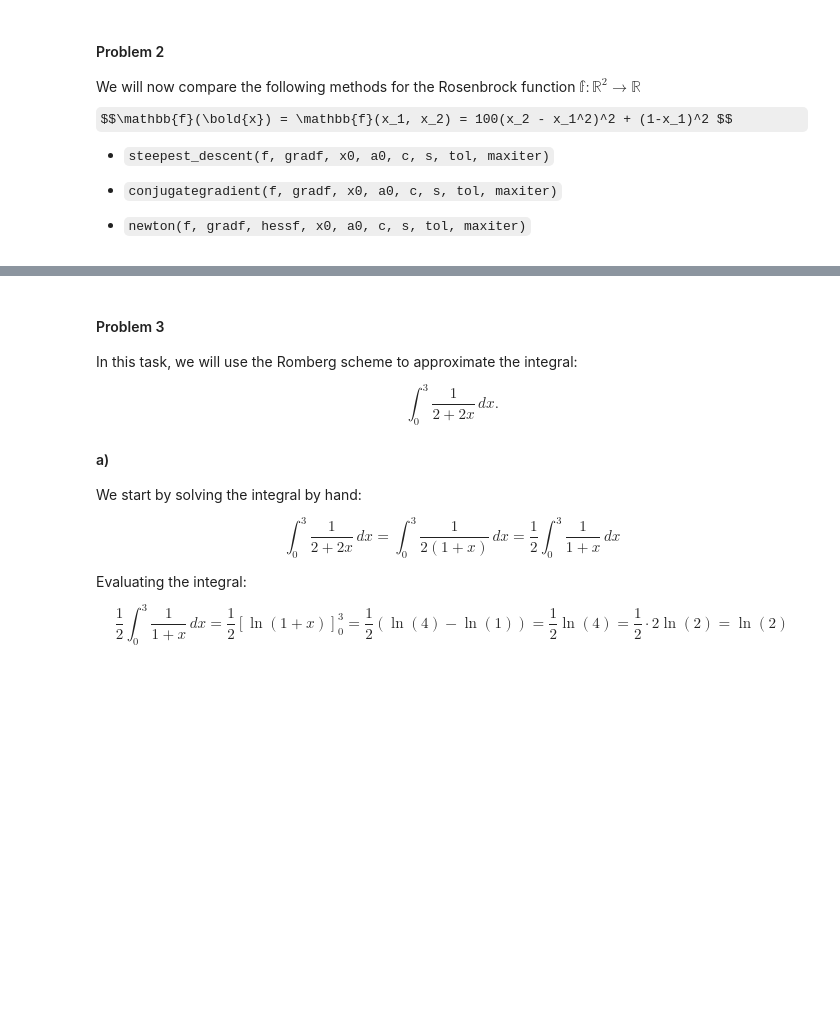
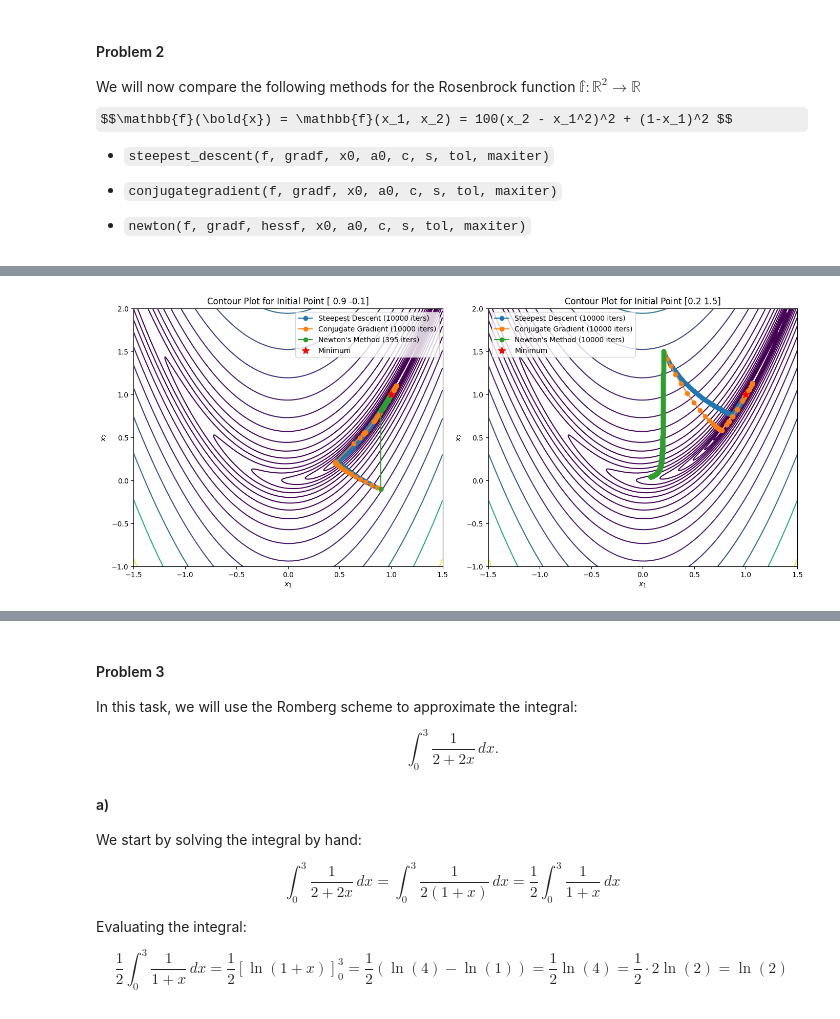
Before and after one commit to hannaroed/nummat-ovinger, a Jupyter notebook: Exercise-5.ipynb, the cells around one changed output, grey strips where cells are left out. Cells and saved outputs as stored; diff of their text form; code cells hidden in the pictures; some formulas as TeX source; blank space fills up the shorter version.

```diff
--- a/Exercise-5.ipynb
+++ b/Exercise-5.ipynb
@@ -129,20 +129,19 @@ $$\mathbb{f}(\bold{x}) = \mathbb{f}(x_1, x_2) = 100(x_2 - x_1^2)^2 + (1-x_1)^2 $
 import numpy as np
 import matplotlib.pyplot as plt
 # %%
+# Define the Rosenbrock function, its gradient, and its Hessian
 def rosenbrock(x):
-    x1, x2 = x
-    return 100 * (x2 - x1**2)**2 + (1-x1)**2
+    return 100 * (x[1] - x[0]**2)**2 + (1 - x[0])**2
 
 def rosenbrock_gradient(x):
-    x1, x2 = x
-    dfdx1 = -400 * x1 + (x2 - x1**2) - 2 * (1 - x1)
-    dfdx2 = 200 * (x2 - x1**2)
+    dfdx1 = -400 * x[0] * (x[1] - x[0]**2) - 2 * (1 - x[0])
+    dfdx2 = 200 * (x[1] - x[0]**2)
     return np.array([dfdx1, dfdx2])
 
 def rosenbrock_hessian(x):
-    x1, x2 = x
-    d2fdx1 = 1200 * x1**2 - 400 * x2 + 2
-    d2fdx2 = 200
-    d2fdx1x2 = -400 * x1
-    return np.array([[d2fdx1, d2fdx1x2], [d2fdx1x2, d2fdx2]])
+    d2fdx1x1 = 1200 * x[0]**2 - 400 * x[1] + 2
+    d2fdx1x2 = -400 * x[0]
+    d2fdx2x1 = -400 * x[0]
+    d2fdx2x2 = 200
+    return np.array([[d2fdx1x1, d2fdx1x2], [d2fdx2x1, d2fdx2x2]])
 # %%
@@ -261,0 +223,33 @@ plot_paths([steepest_path_2, conjugate_path_2, newton_path_2], x0_2,
+# %%
+# Experiment parameters
+initial_points = [np.array([0.9, -0.1]), np.array([0.2, 1.5])]
+
+# Run experiments and plot
+fig, axes = plt.subplots(1, 2, figsize=(14, 6))
+x_range = np.linspace(-1.5, 1.5, 400)
+y_range = np.linspace(-1, 2, 400)
+X, Y = np.meshgrid(x_range, y_range)
+Z = rosenbrock([X, Y])
+
+for j, x0 in enumerate(initial_points):
+    # Run each optimization method
+    sd_iterates, sd_iters = steepest_descent(rosenbrock, rosenbrock_gradient, x0)
+    cg_iterates, cg_iters = conjugate_gradient(rosenbrock, rosenbrock_gradient, x0)
+    newton_iterates, newton_iters = newton(rosenbrock, rosenbrock_gradient, rosenbrock_hessian, x0)
+
+    # Plot contours and iterates for each method
+    ax = axes[j]
+    ax.contour(X, Y, Z, levels=np.logspace(-1, 3, 20), cmap='viridis')
+    ax.plot(sd_iterates[:, 0], sd_iterates[:, 1], 'o-', label=f'Steepest Descent ({sd_iters} iters)')
+    ax.plot(cg_iterates[:, 0], cg_iterates[:, 1], 'o-', label=f'Conjugate Gradient ({cg_iters} iters)')
+    ax.plot(newton_iterates[:, 0], newton_iterates[:, 1], 'o-', label=f'Newton\'s Method ({newton_iters} iters)')
+    ax.plot(1, 1, 'r*', markersize=10, label='Minimum')
+    ax.set_title(f'Contour Plot for Initial Point {x0}')
+    ax.set_xlabel('$x_1$')
+    ax.set_ylabel('$x_2$')
+    ax.legend()
+
+plt.tight_layout()
+plt.show()
+# %% [output]
+[figure, added]
```
Also changed, not shown: parts of 5 cells of this notebook.
